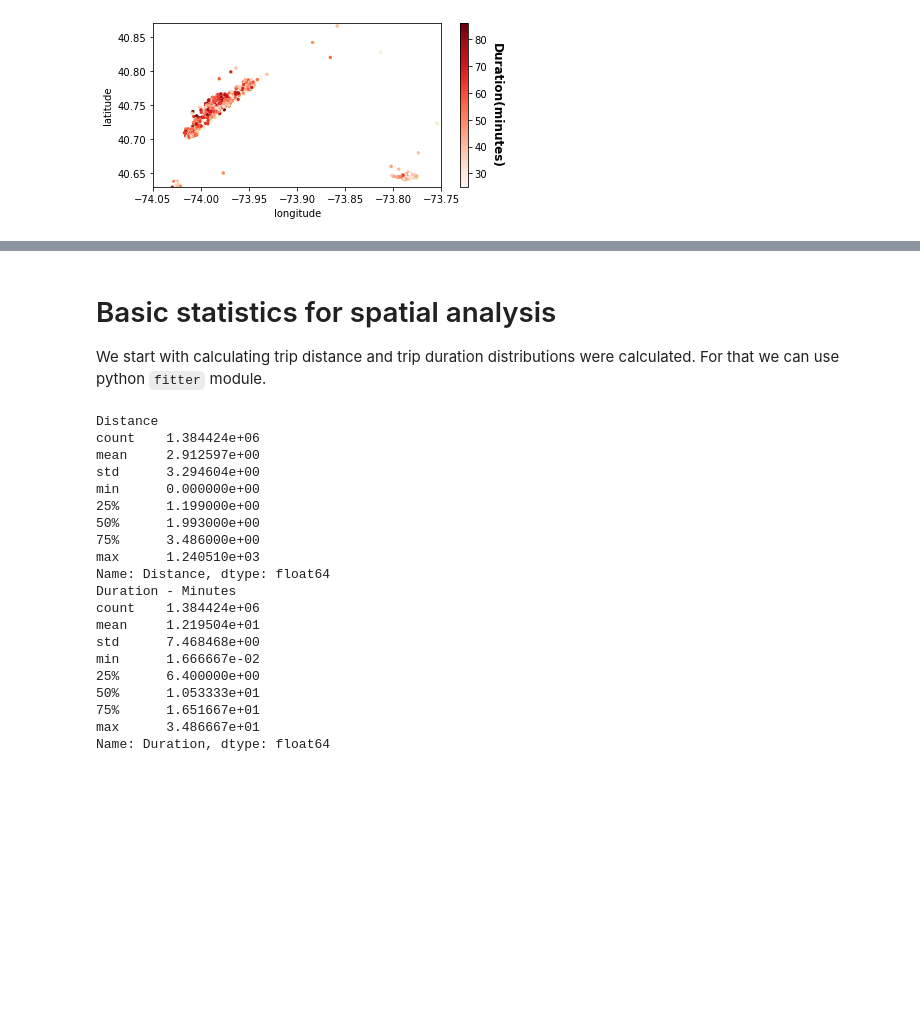
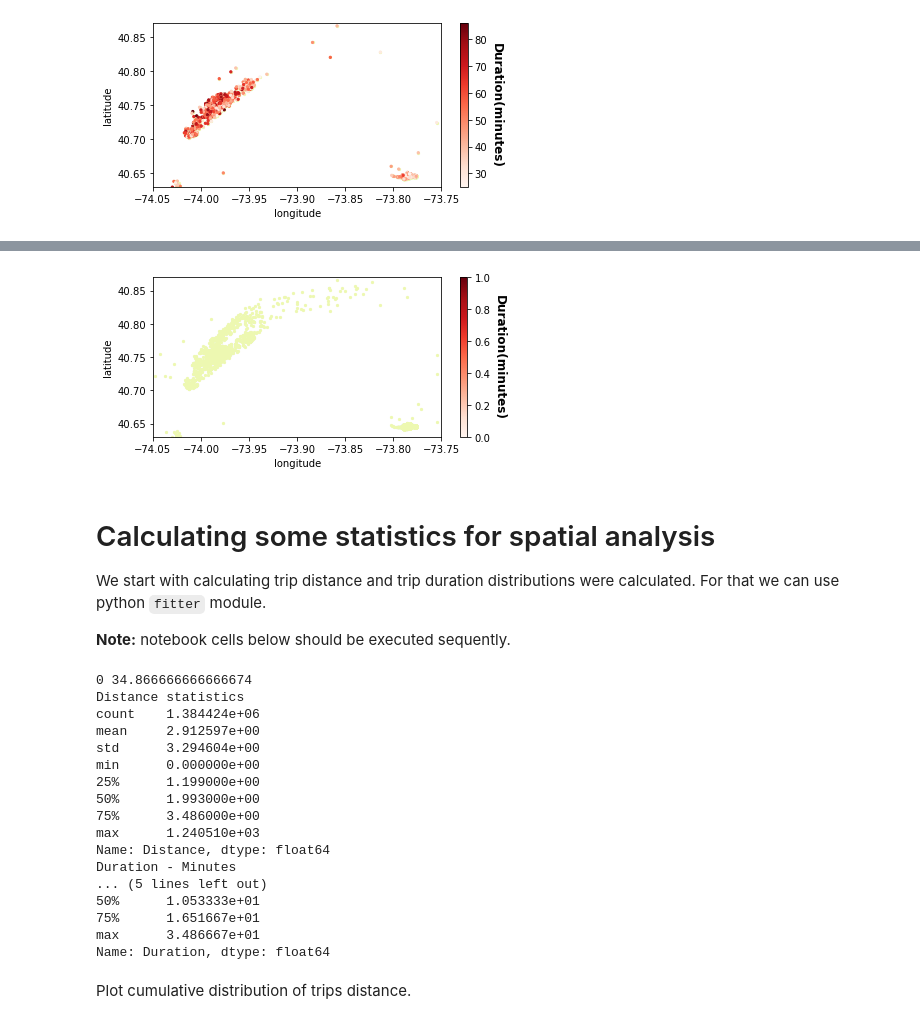
Before and after one commit to an-medvedev/open-mobility-tutorial, a Jupyter notebook: notebooks/Analysis_taxi.ipynb, the cells around one changed output, grey strips where cells are left out. Saved outputs shown, nothing was run; the diff lists cells and outputs as text; code cells hidden in the pictures; blank space fills up the shorter version.

```diff
--- a/notebooks/Analysis_taxi.ipynb
+++ b/notebooks/Analysis_taxi.ipynb
@@ -269,7 +306,48 @@ plt.show()
+# %%
+#plotting places which are faster than 5min to reach
+
+from matplotlib import cm
+
+
+BBox = (-74.05, -73.75, 40.63, 40.87)
+xmin,xmax,ymin,ymax = BBox[0],BBox[1],BBox[2],BBox[3]
+x,y,dur = df_new.drop_long, df_new.drop_lat, df_new["Duration(min)"]
+
+
+#get those trips, which are further than 25 minutes
+Drop = list(zip(x,y,dur))
+x1,y1,dur1 = [],[],[]
+for i,j,k in Drop:
+    if k<5:
+        x1.append(i)
+        y1.append(j)
+        dur1.append(k)
+
+fig, ax = plt.subplots(figsize = (6,3))
+# ax.scatter(x0,y0, zorder=1, alpha= 0.3, c='b', s=0.3)
+ax.scatter(x,y, zorder=1, alpha= 1, c='#edf8b1', s=5)
+# ax.set_title('Plotting Dropoff Locations')
+
+xx = np.ravel(x1); yy = np.ravel(y1) ; zz = np.ravel(dur1)
+ax.set_xlim(xmin,xmax)
+ax.set_ylim(ymin,ymax)
+
+plt.scatter(xx,yy,c=zz,cmap=cm.Reds,s=5)
+cbar = plt.colorbar()
+cbar.set_label("Duration(minutes)", labelpad=15,rotation=270, fontsize=12,fontweight='bold')
+plt.xlabel('longitude')
+plt.ylabel('latitude')
+plt.tight_layout()
+#plt.savefig('')
+plt.show()
+# %% [output]
+[figure, added]
 # %% [markdown]
-# Basic statistics for spatial analysis
+# Calculating some statistics for spatial analysis
 
 We start with calculating  trip distance and trip duration distributions were calculated. For that we can use python `fitter` module.
+
+**Note:** notebook cells below should be executed sequently.
 # %%
 from datetime import datetime
 from geopy.distance import geodesic
@@ -284,27 +362,28 @@ file_path = 'C:/Users/lyubo/Documents/DATA_networks/mobilitydata/data_taxi/nyc/'
 df = pd.read_csv(file_path+'dist_time.csv',sep=' ')
 
 df.Duration = df.Duration/60
-
+# removing outliers
 q1 = df["Duration"].quantile(0.25)
 q3 = df["Duration"].quantile(0.75)
 
 iqr = q3-q1
-
 low_end = max(q1 - 1.5*iqr,0)
 high_end = q3 + 1.5*iqr
 
-#     print(low_end, high_end)
+print(low_end, high_end)
 
+# make new dataframe with duration less than upper quantile
 df_new = df[df["Duration"] <= high_end]
 
-
-print("Distance")
+# function "describe()" gives some statistics, max or min values
+print("Distance statistics")
 print(df_new.Distance.describe())
 print("Duration - Minutes")
 print(df_new["Duration"].describe())
 print('\n')
 # %% [output]
-Distance
+0 34.866666666666674
+Distance statistics
 count    1.384424e+06
 mean     2.912597e+00
 std      3.294604e+00
@@ -315,15 +394,13 @@ min      0.000000e+00
 max      1.240510e+03
 Name: Distance, dtype: float64
 Duration - Minutes
-count    1.384424e+06
-mean     1.219504e+01
-std      7.468468e+00
-min      1.666667e-02
-25%      6.400000e+00
+... (5 lines left out)
 50%      1.053333e+01
 75%      1.651667e+01
 max      3.486667e+01
 Name: Duration, dtype: float64
+# %% [markdown]
+ Plot cumulative distribution of trips distance.
 # %%
 bins_dist = []
 bins_time = []
```
Also changed, not shown: parts of 33 cells of this notebook.
